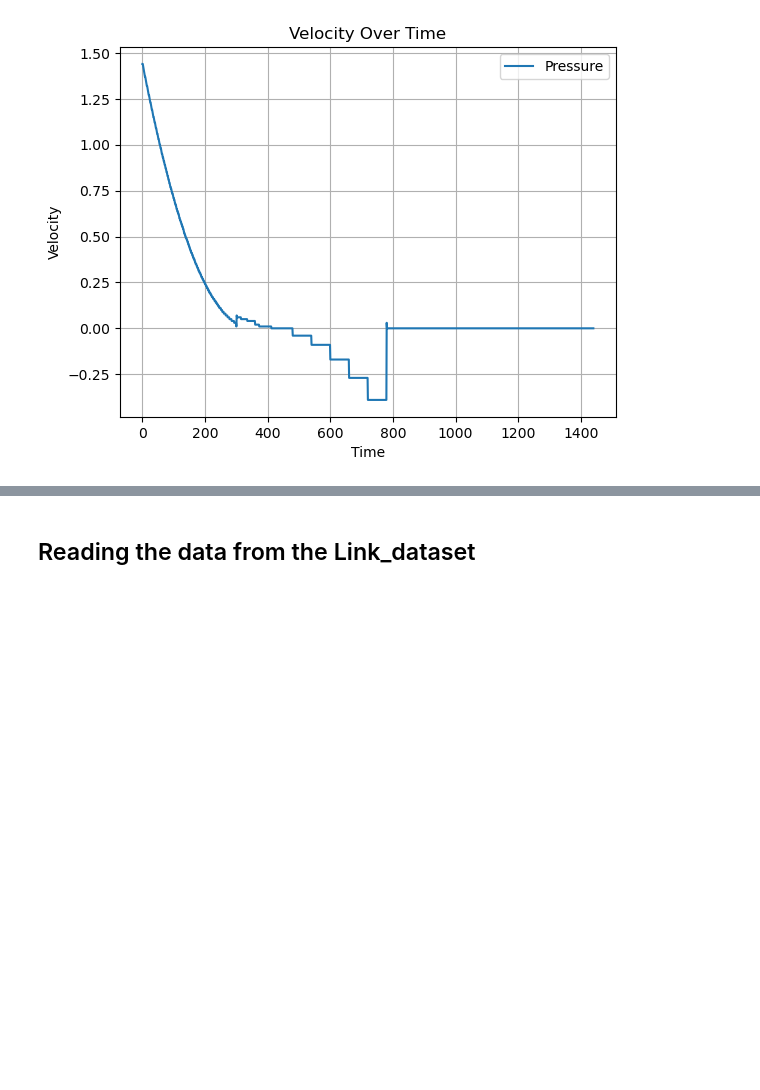
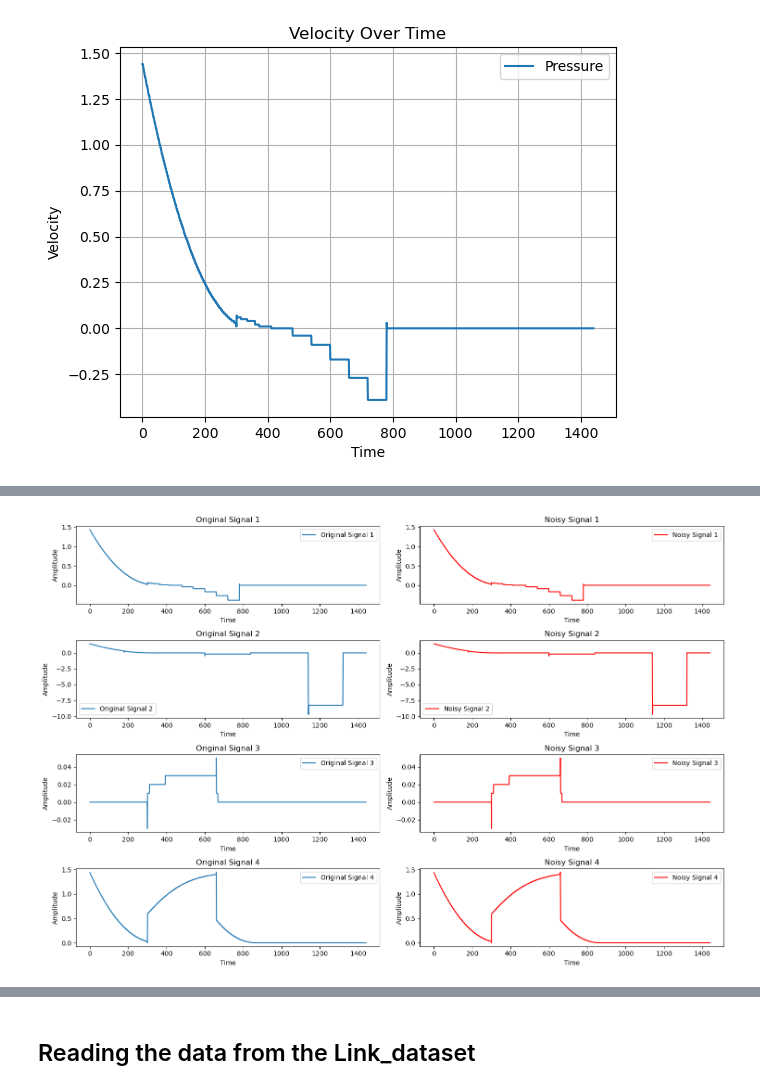
Before and after one commit to ifituburyo/CPS, a Jupyter notebook: main.ipynb, the cells around one changed output, grey strips where cells are left out. Cells and saved outputs as stored; diff of their text form; code cells hidden in the pictures; blank space fills up the shorter version.

```diff
--- a/main.ipynb
+++ b/main.ipynb
@@ -45,7 +58,3 @@ def compute_snr(signal):
         return float('inf')
     snr = 10 * np.log10(signal_power / noise_power)
     return snr
-# %%
-signal = node_df["Pressure"].to_numpy()
-snr = compute_snr(signal)
-print(f"SNR: {snr:.2f} dB")
@@ -95,0 +103,84 @@ plt.show()
+# %%
+noise_signal1 = add_gaussian_noise(signal1, 100)
+noise_signal2 = add_gaussian_noise(signal2, 100)
+noise_signal3 = add_gaussian_noise(signal3, 100)
+noise_signal4 = add_gaussian_noise(signal4, 100)
+# %%
+
+
+# noise_singal1 = add_gaussian_noise(signal1,8)
+# noise_singal2 = add_gaussian_noise(signal2,8)
+# noise_singal3 = add_gaussian_noise(signal3,8)
+# noise_singal4 = add_gaussian_noise(signal4,8)
+# plt.figure(figsize=(15, 10))
+# Generate noisy signals
+
+
+
+# Create a 4x2 subplot
+plt.figure(figsize=(15, 10))
+
+# Signal 1
+plt.subplot(4, 2, 1)
+plt.plot(signal1, label='Original Signal 1')
+plt.title('Original Signal 1')
+plt.xlabel('Time')
+plt.ylabel('Amplitude')
+plt.legend()
+
+plt.subplot(4, 2, 2)
+plt.plot(noise_signal1, label='Noisy Signal 1', color='red')
+plt.title('Noisy Signal 1')
+plt.xlabel('Time')
+plt.ylabel('Amplitude')
+plt.legend()
+
+# Signal 2
+plt.subplot(4, 2, 3)
+plt.plot(signal2, label='Original Signal 2')
+plt.title('Original Signal 2')
+plt.xlabel('Time')
+plt.ylabel('Amplitude')
+plt.legend()
+
+plt.subplot(4, 2, 4)
+plt.plot(noise_signal2, label='Noisy Signal 2', color='red')
+plt.title('Noisy Signal 2')
+plt.xlabel('Time')
+plt.ylabel('Amplitude')
+plt.legend()
+
+# Signal 3
+plt.subplot(4, 2, 5)
+plt.plot(signal3, label='Original Signal 3')
+plt.title('Original Signal 3')
+plt.xlabel('Time')
+plt.ylabel('Amplitude')
+plt.legend()
+
+plt.subplot(4, 2, 6)
+plt.plot(noise_signal3, label='Noisy Signal 3', color='red')
+plt.title('Noisy Signal 3')
+plt.xlabel('Time')
+plt.ylabel('Amplitude')
+plt.legend()
+
+# Signal 4
+plt.subplot(4, 2, 7)
+plt.plot(signal4, label='Original Signal 4')
+plt.title('Original Signal 4')
+plt.xlabel('Time')
+plt.ylabel('Amplitude')
+plt.legend()
+
+plt.subplot(4, 2, 8)
+plt.plot(noise_signal4, label='Noisy Signal 4', color='red')
+plt.title('Noisy Signal 4')
+plt.xlabel('Time')
+plt.ylabel('Amplitude')
+plt.legend()
+
+plt.tight_layout()
+plt.show()
+# %% [output]
+[figure, added]
```
Also changed, not shown: parts of 58 cells of this notebook, 12 other files.
